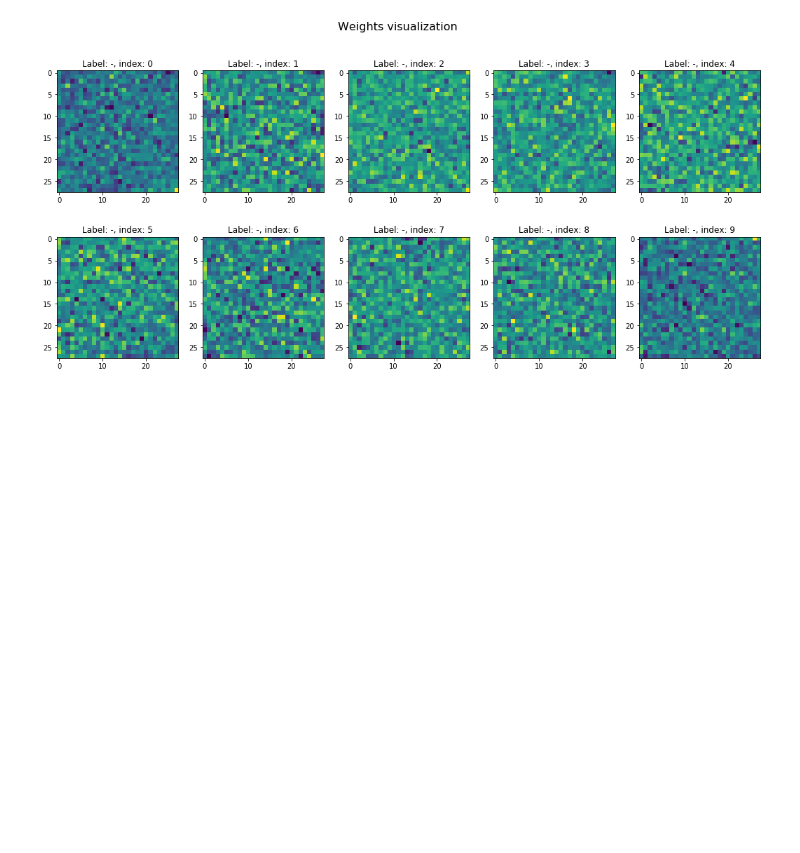
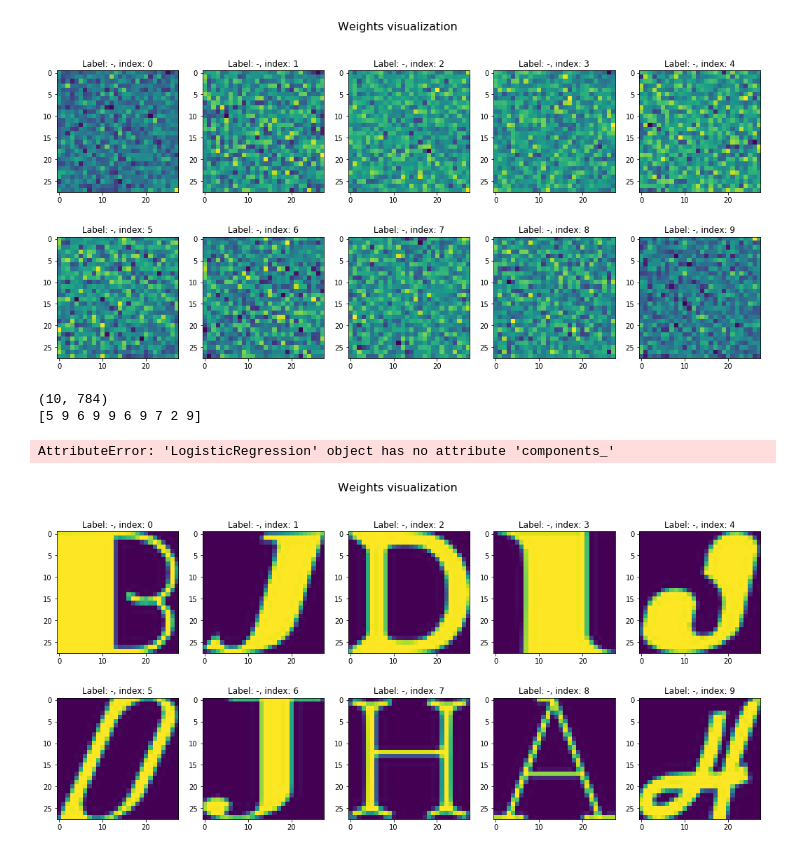
Before and after one commit to gafrom/udacity-deep_learning, a Jupyter notebook: assignment_1.ipynb, the cells around one changed output. Saved outputs shown, nothing was run; the diff lists cells and outputs as text; code cells hidden in the pictures; blank space fills up the shorter version.

```diff
--- a/assignment_1.ipynb
+++ b/assignment_1.ipynb
@@ -580,3 +593,16 @@ visualize_weights(regr.coef_)
 # %% [output]
 Score: 0.8511
 [figure]
+# %%
+X_check = valid_dataset[:10].reshape(10, 784)
+
+predicted_labels = regr.predict(X_check)
+print(X_check.shape)
+print(predicted_labels)
+visualize_weights(X_check)
+print(regr.components_)
+# %% [output]
+(10, 784)
+[5 9 6 9 9 6 9 7 2 9]
+AttributeError: 'LogisticRegression' object has no attribute 'components_'
+[figure, added]
```
Also changed, not shown: parts of 16 cells of this notebook.
